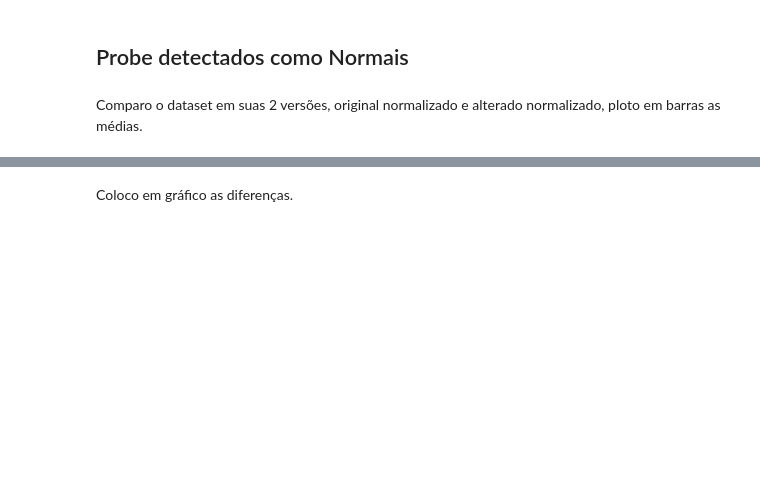
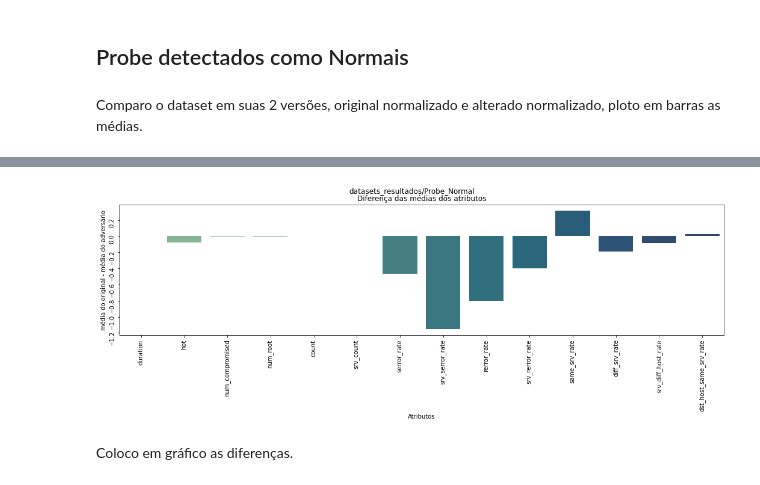
Before and after one commit to pedropaiola/Adversarial-Explainable-IDS, a Jupyter notebook: visualizacoes.ipynb, the cells around one changed output, grey strips where cells are left out. Drawn from its saved outputs; the diff is of its cells as text; code cells hidden in the pictures; blank space fills up the shorter version.

```diff
--- a/visualizacoes.ipynb
+++ b/visualizacoes.ipynb
@@ -134,3 +170,7 @@ comparar_normalizado("datasets_resultados/Probe_Normal")
+# %%
+comparar_atributos_normalizado("datasets_resultados/Probe_Normal")
+# %% [output]
+[figure, added]
 # %% [markdown]
 Coloco em gráfico as diferenças.
 # %%
```
Also changed, not shown: parts of 36 cells of this notebook, 1 other file.
